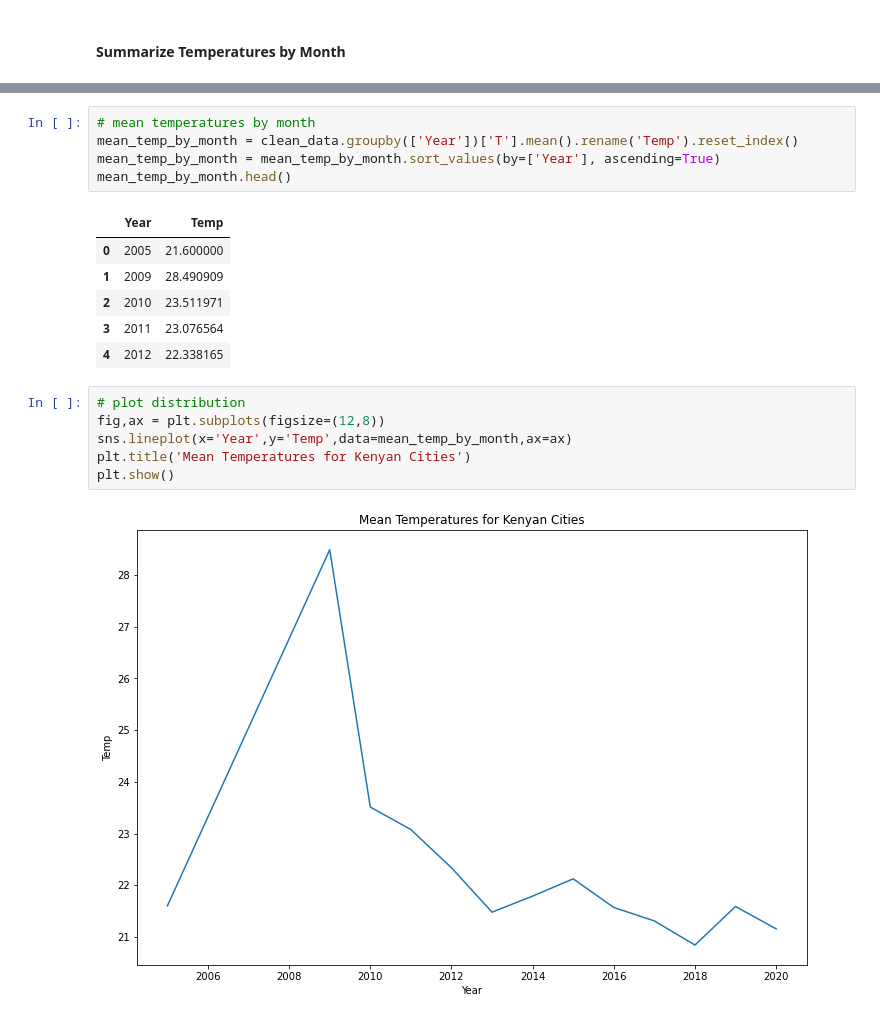
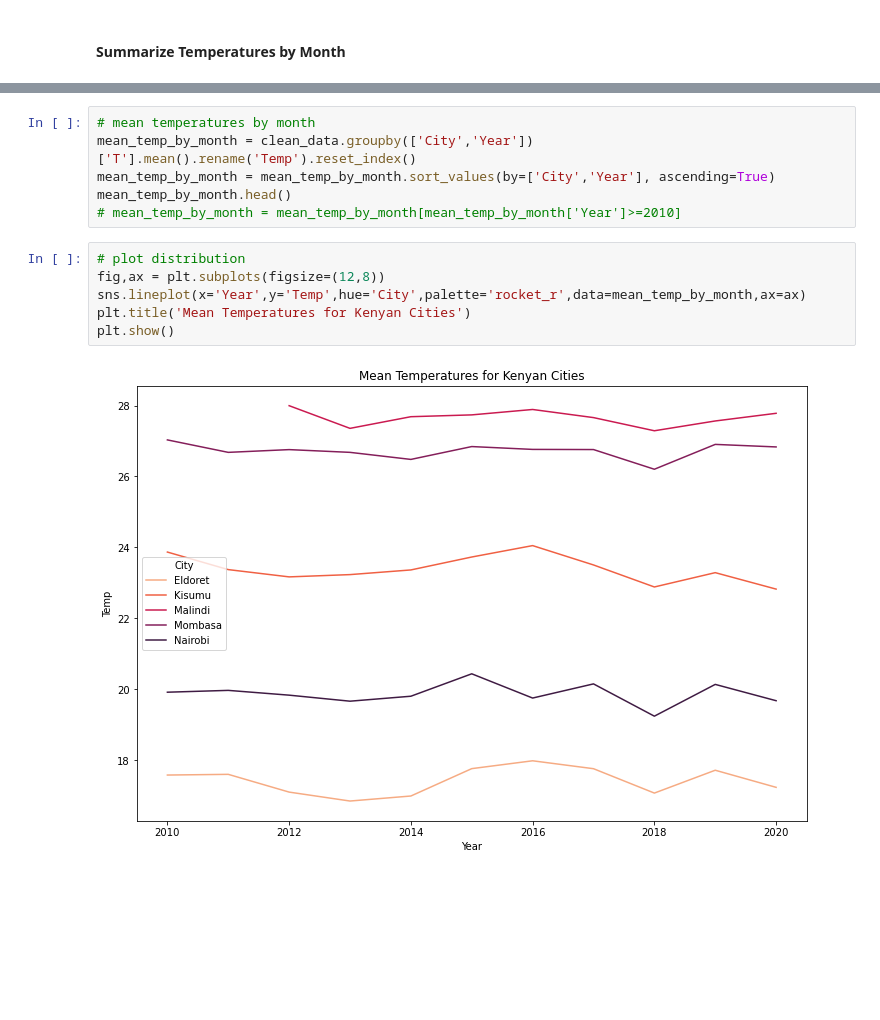
Before and after one commit to wkirui/Weather-Data-Analysis, a Jupyter notebook: Weather Scraper.ipynb, the cells around one changed output, grey strips where cells are left out. Drawn from its saved outputs; the diff is of its cells as text; blank space fills up the shorter version.

```diff
--- a/Weather Scraper.ipynb
+++ b/Weather Scraper.ipynb
@@ -214,24 +208,18 @@ city_temp_by_month.head()
 | 4 | Eldoret | 2010 | 4 | 17.866935 |
 # %%
 # mean temperatures by month
-mean_temp_by_month = clean_data.groupby(['Year'])['T'].mean().rename('Temp').reset_index()
-mean_temp_by_month = mean_temp_by_month.sort_values(by=['Year'], ascending=True)
+mean_temp_by_month = clean_data.groupby(['City','Year'])['T'].mean().rename('Temp').reset_index()
+mean_temp_by_month = mean_temp_by_month.sort_values(by=['City','Year'], ascending=True)
 mean_temp_by_month.head()
+# mean_temp_by_month = mean_temp_by_month[mean_temp_by_month['Year']>=2010]
-# %% [output]
-|  | Year | Temp |
-| 0 | 2005 | 21.600000 |
-| 1 | 2009 | 28.490909 |
-| 2 | 2010 | 23.511971 |
-| 3 | 2011 | 23.076564 |
-| 4 | 2012 | 22.338165 |
 # %%
 # plot distribution
 fig,ax = plt.subplots(figsize=(12,8))
-sns.lineplot(x='Year',y='Temp',data=mean_temp_by_month,ax=ax)
+sns.lineplot(x='Year',y='Temp',hue='City',palette='rocket_r',data=mean_temp_by_month,ax=ax)
 plt.title('Mean Temperatures for Kenyan Cities')
 plt.show()
 # %% [output]
-[figure, old version]
+[figure, new version]
 # %%
 'Accent', 'Accent_r', 'Blues', 'Blues_r', 'BrBG', 'BrBG_r', 'BuGn', 'BuGn_r', 'BuPu', 'BuPu_r', 'CMRmap',
 'CMRmap_r', 'Dark2', 'Dark2_r', 'GnBu', 'GnBu_r', 'Greens', 'Greens_r', 'Greys', 'Greys_r', 'OrRd', 'OrRd_r',
```
Also changed, not shown: parts of 15 cells of this notebook.
